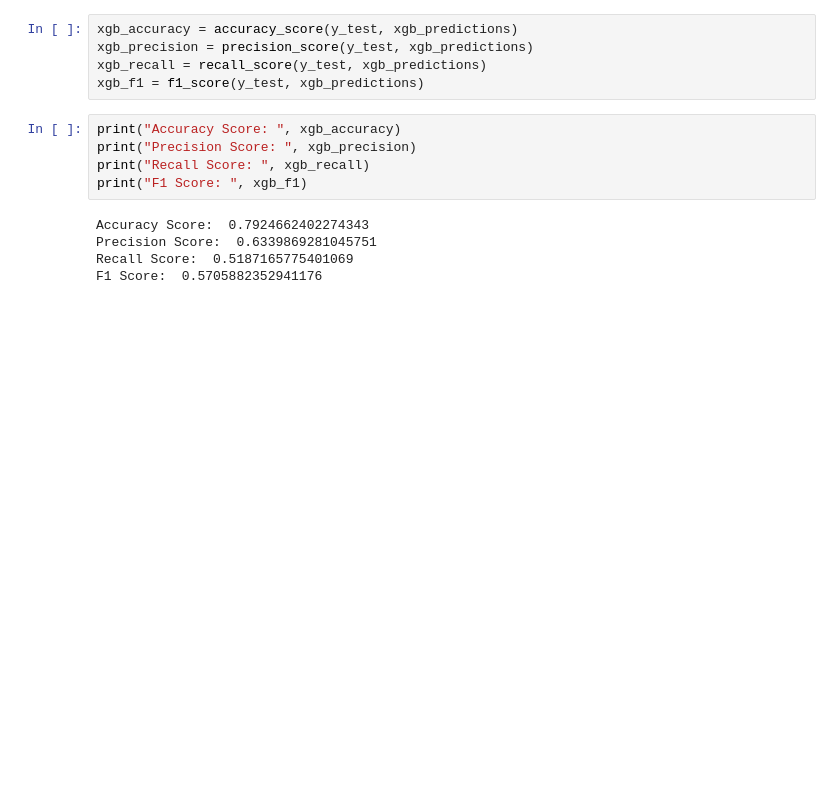
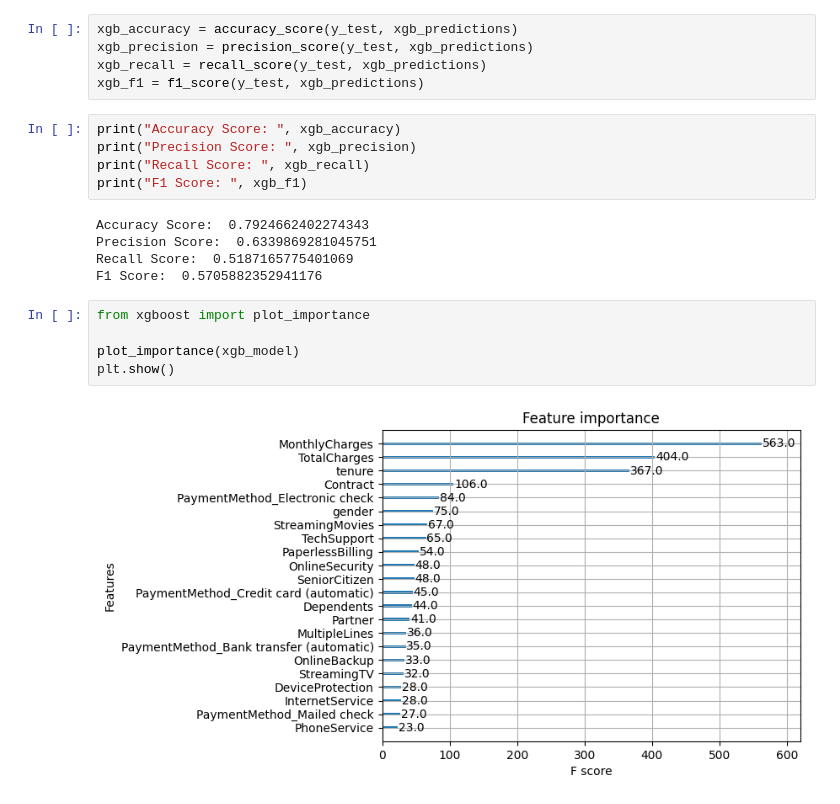
Before and after one commit to ZaazMarx1104/Churn-Rate-Prediction-Kaggle, a Jupyter notebook: Customer_Churn_Prediction_Using_Random_Forest_and_XGB.ipynb, the cells around one changed output. Drawn from its saved outputs; the diff is of its cells as text; blank space fills up the shorter version.

```diff
--- a/Customer_Churn_Prediction_Using_Random_Forest_and_XGB.ipynb
+++ b/Customer_Churn_Prediction_Using_Random_Forest_and_XGB.ipynb
@@ -576,3 +613,10 @@ Accuracy Score:  0.7924662402274343
 Precision Score:  0.6339869281045751
 Recall Score:  0.5187165775401069
 F1 Score:  0.5705882352941176
+# %%
+from xgboost import plot_importance
+
+plot_importance(xgb_model)
+plt.show()
+# %% [output]
+[figure, added]
```
Also changed, not shown: parts of 3 cells of this notebook.
